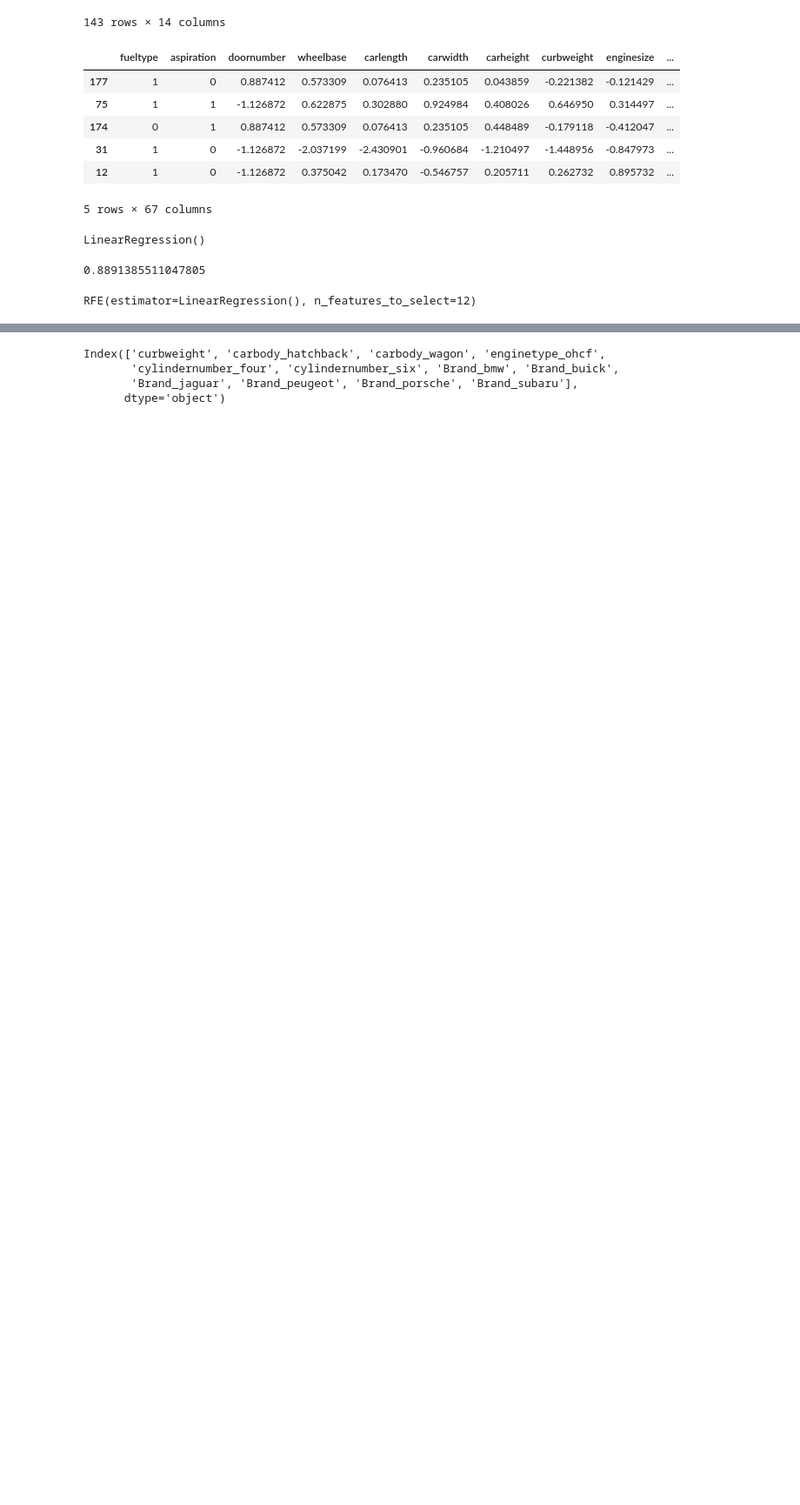
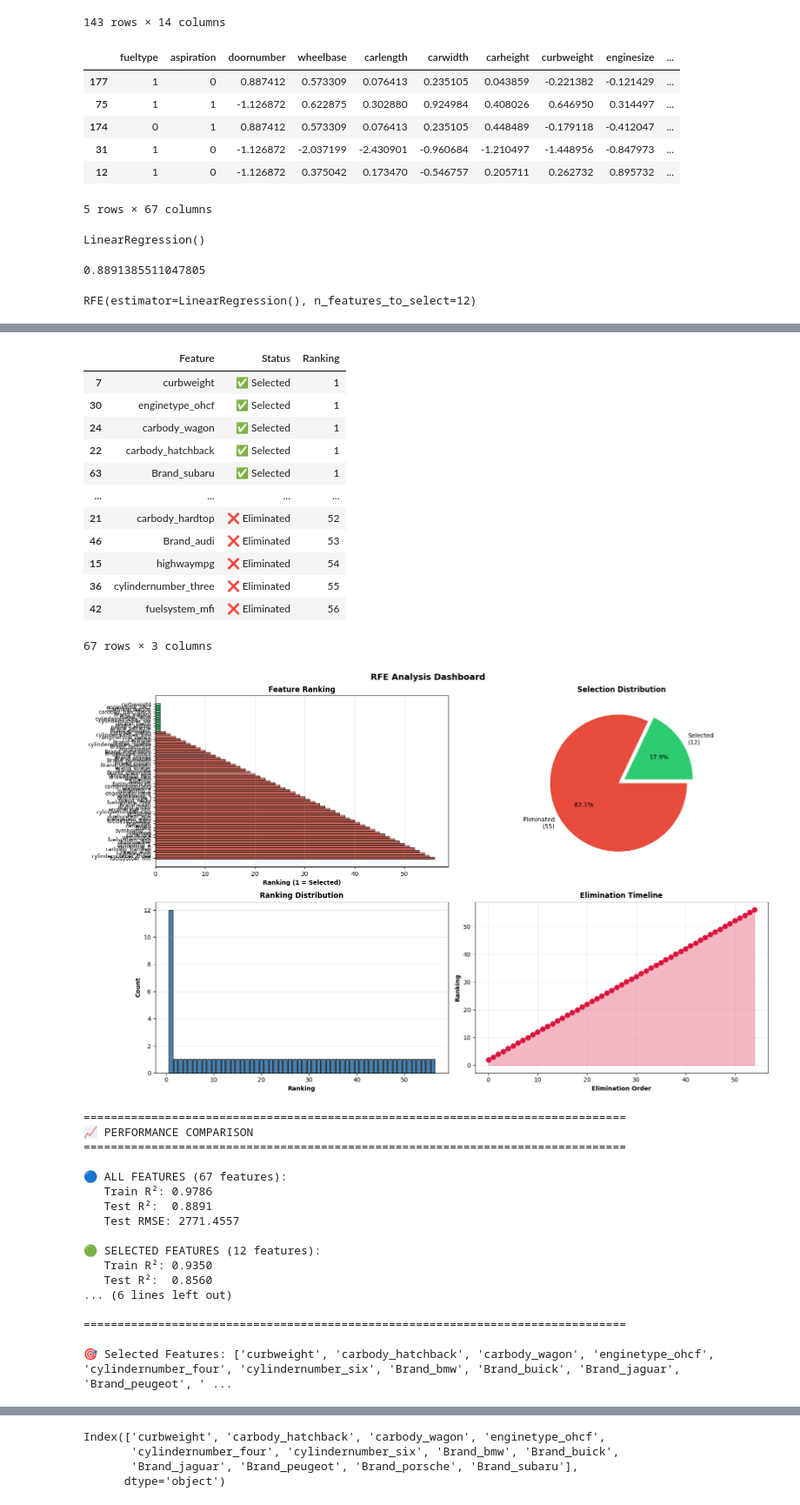
Before and after one commit to yamiSukehiro2907/classical_machine_learning, a Jupyter notebook: Implementation/notebook.ipynb, the cells around one changed output, grey strips where cells are left out. Shown at 87% size. Cells and saved outputs as stored; diff of their text form; code cells hidden in the pictures; blank space fills up the shorter version.

```diff
--- a/Implementation/notebook.ipynb
+++ b/Implementation/notebook.ipynb
@@ -408,0 +600,13 @@ RFE(estimator=LinearRegression(), n_features_to_select=12)
+# %%
+# Fit RFE with your regression model
+rfe = RFE(lr, n_features_to_select=12)  # lr should be LinearRegression, not LogisticRegression
+rfe.fit(X_train, Y_train)
+
+# Run analysis (it will auto-detect regression)
+summary = analyze_rfe(rfe, X_train, Y_train, X_test, Y_test,
+                      feature_names=X_train.columns)
+
+# Get selected features
+selected_features = X_train.columns[rfe.support_].tolist()
+print("\n🎯 Selected Features:", selected_features)
+# %% [output]
@@ -408,0 +630,31 @@ RFE(estimator=LinearRegression(), n_features_to_select=12)
+|  | Feature | Status | Ranking |
+| 7 | curbweight | ✅ Selected | 1 |
+| 30 | enginetype_ohcf | ✅ Selected | 1 |
+| 24 | carbody_wagon | ✅ Selected | 1 |
+| 22 | carbody_hatchback | ✅ Selected | 1 |
+| 63 | Brand_subaru | ✅ Selected | 1 |
+| ... | ... | ... | ... |
+| 21 | carbody_hardtop | ❌ Eliminated | 52 |
+| 46 | Brand_audi | ❌ Eliminated | 53 |
+| 15 | highwaympg | ❌ Eliminated | 54 |
+| 36 | cylindernumber_three | ❌ Eliminated | 55 |
+| 42 | fuelsystem_mfi | ❌ Eliminated | 56 |
+67 rows × 3 columns
+[figure, added]
+================================================================================
+📈 PERFORMANCE COMPARISON
+================================================================================
+
+🔵 ALL FEATURES (67 features):
+   Train R²: 0.9786
+   Test R²:  0.8891
+   Test RMSE: 2771.4557
+
+🟢 SELECTED FEATURES (12 features):
+   Train R²: 0.9350
+   Test R²:  0.8560
+... (6 lines left out)
+
+================================================================================
+
+🎯 Selected Features: ['curbweight', 'carbody_hatchback', 'carbody_wagon', 'enginetype_ohcf', 'cylindernumber_four', 'cylindernumber_six', 'Brand_bmw', 'Brand_buick', 'Brand_jaguar', 'Brand_peugeot', ' ...
```
Also changed, not shown: parts of 11 cells of this notebook, 11 other files.
